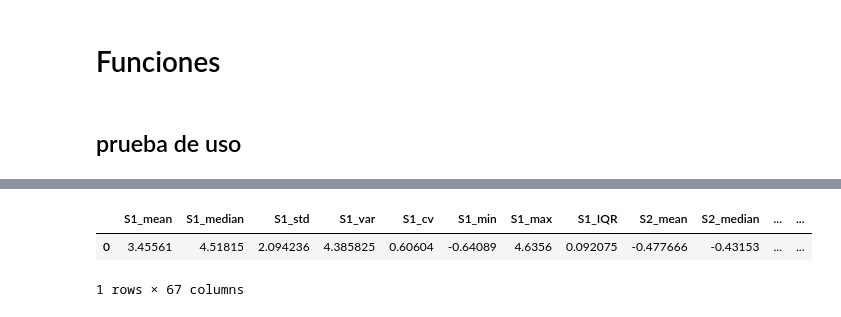
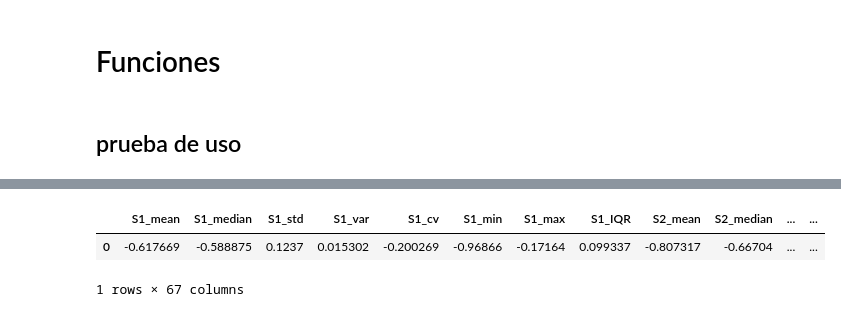
Before and after one commit to adriani94bil/Mantenimiento_Predictivo_PBL_grupo02, a Jupyter notebook: src/1_generar_estadisticos.ipynb, the cells around one changed output, grey strips where cells are left out. Drawn from its saved outputs; the diff is of its cells as text; code cells hidden in the pictures.

```diff
--- a/src/1_generar_estadisticos.ipynb
+++ b/src/1_generar_estadisticos.ipynb
@@ -221,35 +234,35 @@ def process_csv(csv_path, segment_length=500, custom_column_names=None, custom_v
         stats_df = calculate_statistics(segment)
 
         # Añadir columnas personalizadas
         if custom_column_names and custom_values:
             stats_df = add_custom_columns(stats_df, custom_column_names, custom_values)
 
         # Almacenar el DataFrame procesado
         processed_segments.append(stats_df)
 
     return processed_segments
 
 # Ejemplo de uso:
 
 # Ruta del archivo CSV que quieres procesar
 csv_path = '../bearing_fault/horizontal-misalignment/0.5mm/12.288.csv'
 
 # Columnas personalizadas y sus valores
 custom_column_names = ['Hz', 'medida', 'Tipo']
 custom_values = [
     [12.288],  # Valor para la columna 'Hz'
     ['0.5mm'],  # Valor para la columna 'medida'
     ['horizontal_misalignment']  # Valor para la columna 'Tipo'
 ]
 
 # Procesar el archivo CSV
 processed_dfs = process_csv(csv_path, segment_length=500, custom_column_names=custom_column_names, custom_values=custom_values)
 
 # Mostrar el primer DataFrame procesado
-processed_dfs[1]
+processed_dfs[3]
 # %% [output]
 |  | S1_mean | S1_median | S1_std | S1_var | S1_cv | S1_min | S1_max | S1_IQR | S2_mean | S2_median | ... | ... |
-| 0 | 3.45561 | 4.51815 | 2.094236 | 4.385825 | 0.60604 | -0.64089 | 4.6356 | 0.092075 | -0.477666 | -0.43153 | ... | ... |
+| 0 | -0.617669 | -0.588875 | 0.1237 | 0.015302 | -0.200269 | -0.96866 | -0.17164 | 0.099337 | -0.807317 | -0.66704 | ... | ... |
 1 rows × 67 columns
 # %%
 # Combinar todos los DataFrames procesados en uno solo
```
Also changed, not shown: parts of 2 cells of this notebook, 2 other files.
